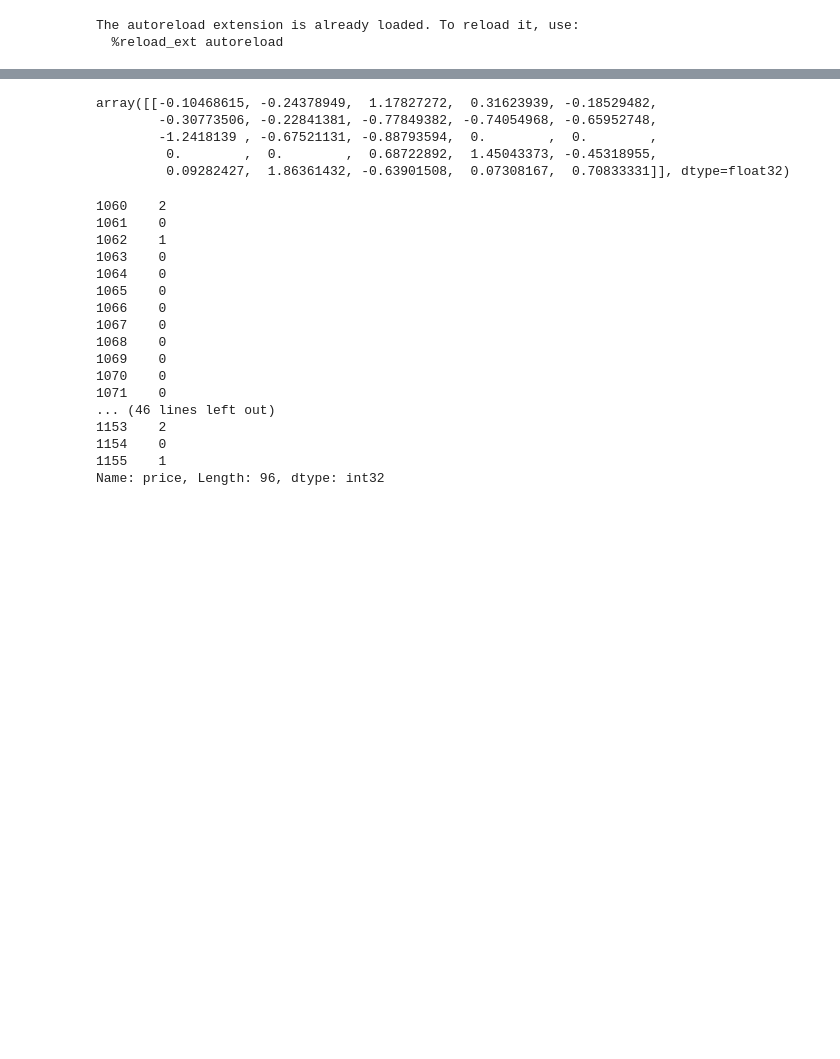
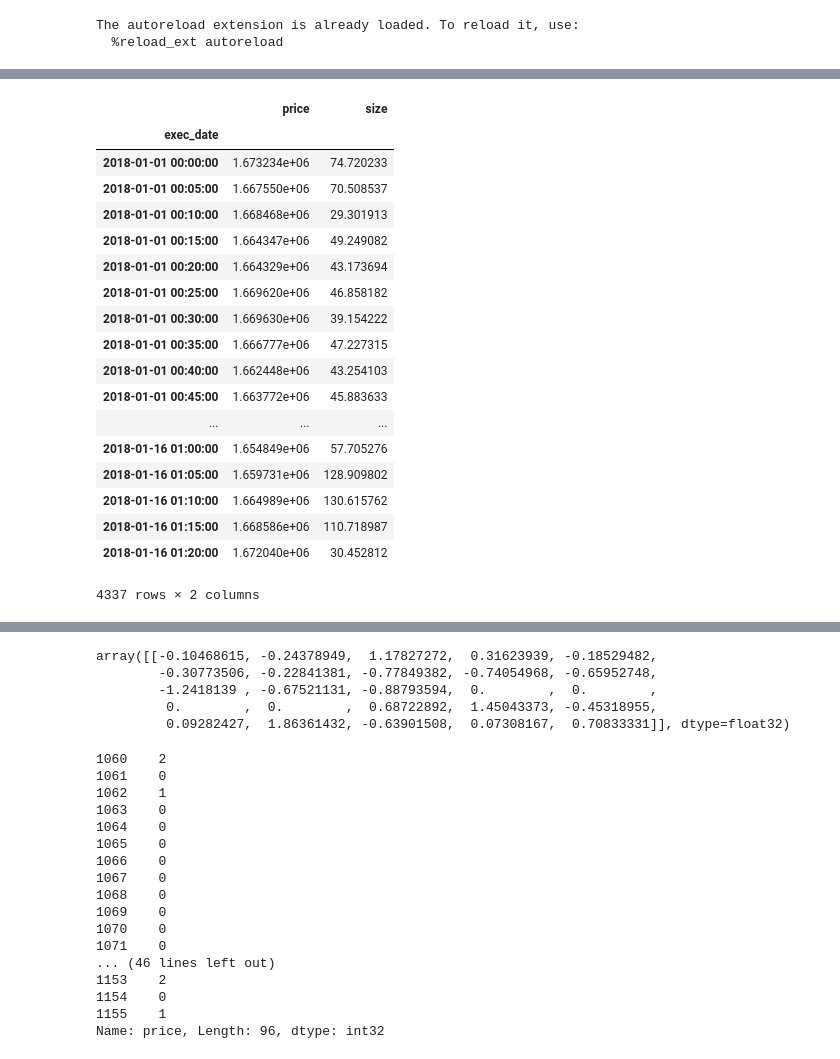
Before and after one commit to threepipes/PyBitTrader, a Jupyter notebook: simulation_dl.ipynb, the cells around one changed output, grey strips where cells are left out. Drawn from its saved outputs; the diff is of its cells as text; code cells hidden in the pictures; blank space fills up the shorter version.

```diff
--- a/simulation_dl.ipynb
+++ b/simulation_dl.ipynb
@@ -35,4 +35,31 @@ df
 1343 rows × 3 columns
+# %%
+session = get_session()
+df = pd.read_sql_query('select * from history5min', session.bind)
+df.exec_date = pd.to_datetime(df.exec_date)
+df = df.set_index('exec_date')
+df = df.loc['2018-01':]
+df
+# %% [output]
+|  | price | size |
+| exec_date |  |  |
+| 2018-01-01 00:00:00 | 1.673234e+06 | 74.720233 |
+| 2018-01-01 00:05:00 | 1.667550e+06 | 70.508537 |
+| 2018-01-01 00:10:00 | 1.668468e+06 | 29.301913 |
+| 2018-01-01 00:15:00 | 1.664347e+06 | 49.249082 |
+| 2018-01-01 00:20:00 | 1.664329e+06 | 43.173694 |
+| 2018-01-01 00:25:00 | 1.669620e+06 | 46.858182 |
+| 2018-01-01 00:30:00 | 1.669630e+06 | 39.154222 |
+| 2018-01-01 00:35:00 | 1.666777e+06 | 47.227315 |
+| 2018-01-01 00:40:00 | 1.662448e+06 | 43.254103 |
+| 2018-01-01 00:45:00 | 1.663772e+06 | 45.883633 |
+| ... | ... | ... |
+| 2018-01-16 01:00:00 | 1.654849e+06 | 57.705276 |
+| 2018-01-16 01:05:00 | 1.659731e+06 | 128.909802 |
+| 2018-01-16 01:10:00 | 1.664989e+06 | 130.615762 |
+| 2018-01-16 01:15:00 | 1.668586e+06 | 110.718987 |
+| 2018-01-16 01:20:00 | 1.672040e+06 | 30.452812 |
+4337 rows × 2 columns
 # %%
 def zs(p, n, shift=0):
     return (p.shift(shift) - p.rolling(n).mean()) / p.rolling(n).std()
```
Also changed, not shown: parts of 13 cells of this notebook, 3 other files.
